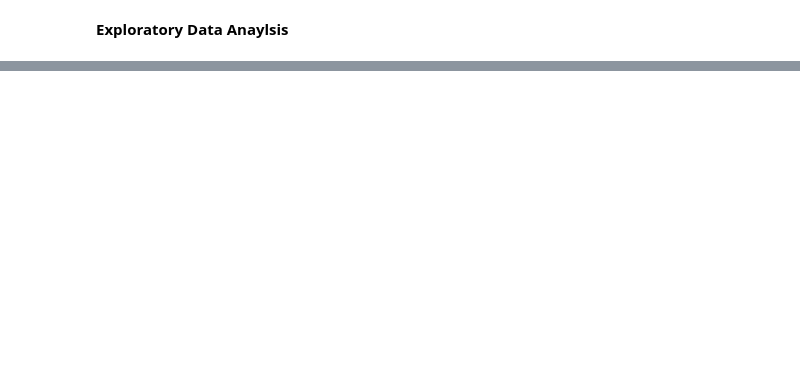
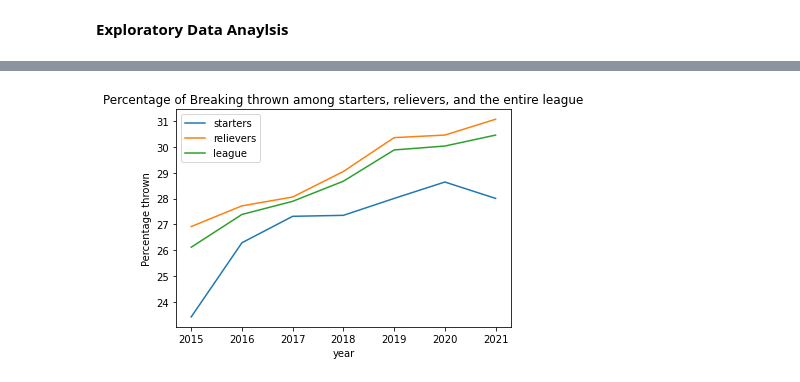
Before and after one commit to logan-lach/CMSC320FinalProject, a Jupyter notebook: project3/final.ipynb, the cells around one changed output, grey strips where cells are left out. Cells and saved outputs as stored; diff of their text form; code cells hidden in the pictures; blank space fills up the shorter version.

```diff
--- a/project3/final.ipynb
+++ b/project3/final.ipynb
@@ -187,0 +185,20 @@ relievers = adjusted_pitch_data[adjusted_pitch_data['p_formatted_ip'] <= 90]
+# %%
+# Firstly, what we'll do is group our starters, relievers, and entire league data by year, and take average of number of each pitch thrown
+grouped_starters = starters.groupby(by=['year'])[['n_fastball_formatted', 'n_breaking_formatted', 'n_offspeed_formatted']].mean().reset_index()
+grouped_relievers = relievers.groupby(by=['year'])[['n_fastball_formatted', 'n_breaking_formatted', 'n_offspeed_formatted']].mean().reset_index()
+grouped_league = adjusted_pitch_data.groupby(by=['year'])[['n_fastball_formatted', 'n_breaking_formatted', 'n_offspeed_formatted']].mean().reset_index()
+
+# We'll create a function to prevent code reuse. We will call on this to make our linegraphs for the upcoming analysis
+def line_graph_maker(column, title):
+
+    # To start, we'll utilize Seaborn's lineplot feature to give us a look at our data
+    sns.lineplot(x='year', y=column, data=grouped_starters)
+    sns.lineplot(x='year', y=column, data=grouped_relievers)
+    sns.lineplot(x='year', y=column, data=grouped_league)
+
+    # Finally, we will use Matplotlib to add a legend to our graph
+    plt.ylabel("Percentage thrown")
+    plt.title("Percentage of " + title + " thrown among starters, relievers, and the entire league")
+    plt.legend(labels=['starters', 'relievers', 'league'])
+
+line_graph_maker('n_fastball_formatted', "Fastballs")
@@ -187,0 +213,4 @@ relievers = adjusted_pitch_data[adjusted_pitch_data['p_formatted_ip'] <= 90]
+# %%
+line_graph_maker('n_breaking_formatted', "Breaking")
+# %% [output]
+[figure, added]
```
Also changed, not shown: parts of 8 cells of this notebook.
